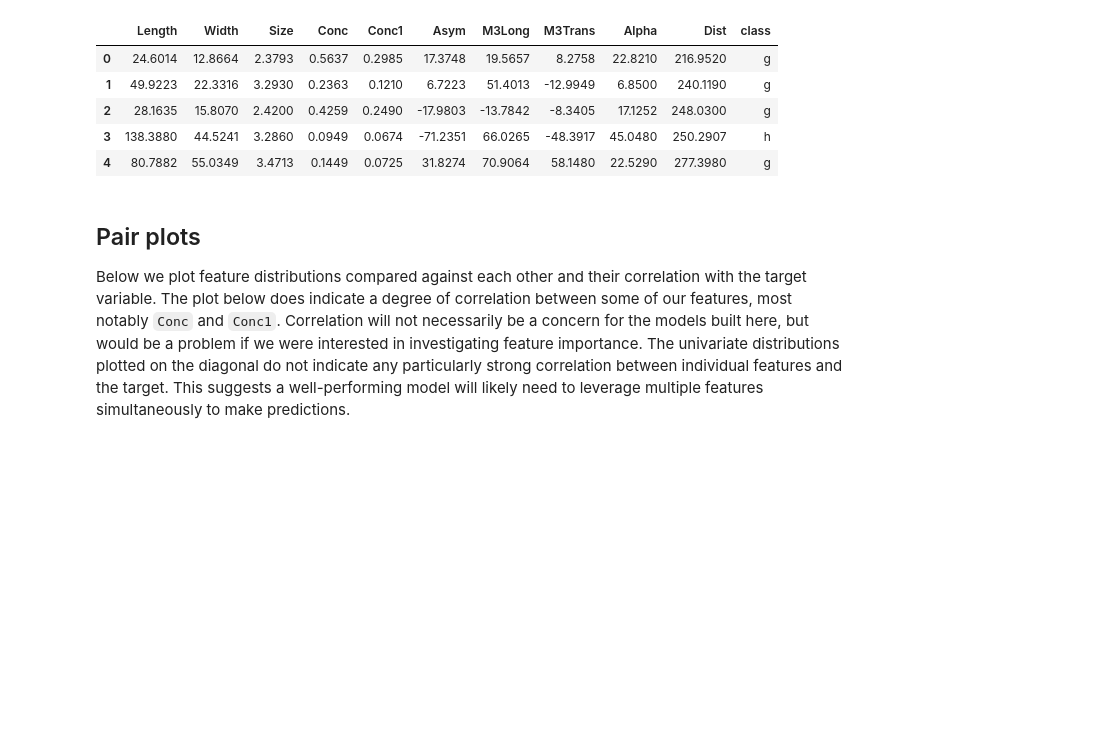
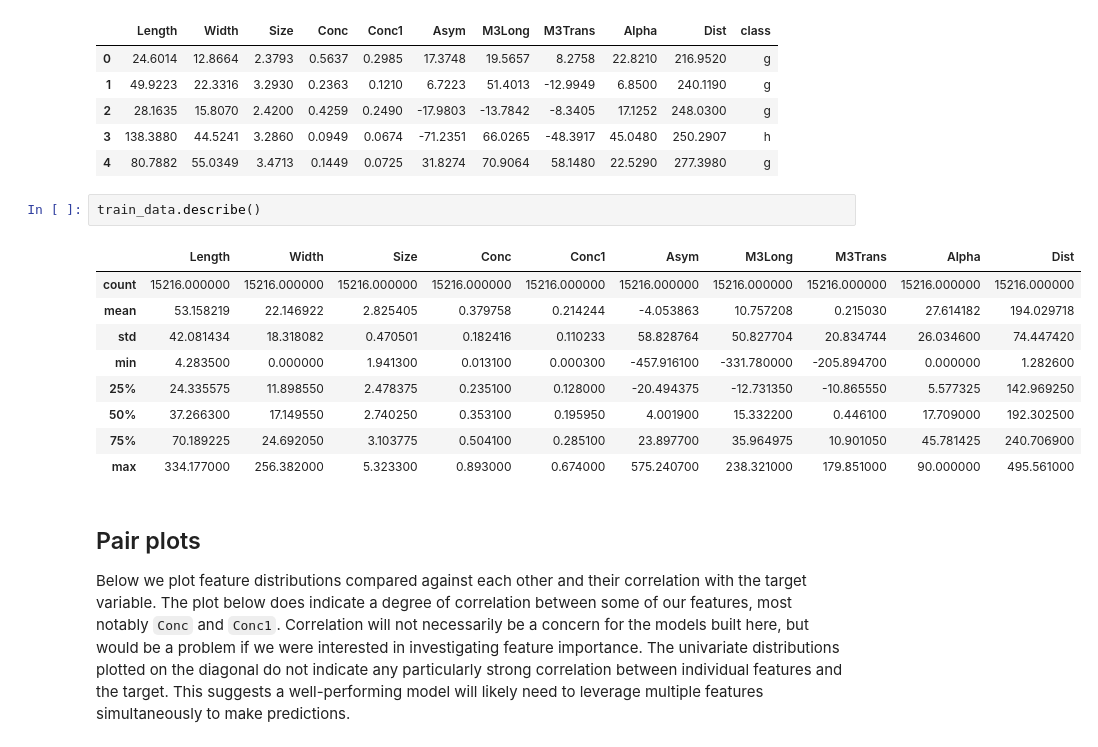
Before and after one commit to garyForeman/MAGIC-Gamma, a Jupyter notebook: eda/eda.ipynb, the cells around one changed output. Drawn from its saved outputs; the diff is of its cells as text; blank space fills up the shorter version.

```diff
--- a/eda/eda.ipynb
+++ b/eda/eda.ipynb
@@ -25,6 +25,18 @@ train_data.head()
 | 2 | 28.1635 | 15.8070 | 2.4200 | 0.4259 | 0.2490 | -17.9803 | -13.7842 | -8.3405 | 17.1252 | 248.0300 | g |
 | 3 | 138.3880 | 44.5241 | 3.2860 | 0.0949 | 0.0674 | -71.2351 | 66.0265 | -48.3917 | 45.0480 | 250.2907 | h |
 | 4 | 80.7882 | 55.0349 | 3.4713 | 0.1449 | 0.0725 | 31.8274 | 70.9064 | 58.1480 | 22.5290 | 277.3980 | g |
+# %%
+train_data.describe()
+# %% [output]
+|  | Length | Width | Size | Conc | Conc1 | Asym | M3Long | M3Trans | Alpha | Dist |
+| count | 15216.000000 | 15216.000000 | 15216.000000 | 15216.000000 | 15216.000000 | 15216.000000 | 15216.000000 | 15216.000000 | 15216.000000 | 15216.000000 |
+| mean | 53.158219 | 22.146922 | 2.825405 | 0.379758 | 0.214244 | -4.053863 | 10.757208 | 0.215030 | 27.614182 | 194.029718 |
+| std | 42.081434 | 18.318082 | 0.470501 | 0.182416 | 0.110233 | 58.828764 | 50.827704 | 20.834744 | 26.034600 | 74.447420 |
+| min | 4.283500 | 0.000000 | 1.941300 | 0.013100 | 0.000300 | -457.916100 | -331.780000 | -205.894700 | 0.000000 | 1.282600 |
+| 25% | 24.335575 | 11.898550 | 2.478375 | 0.235100 | 0.128000 | -20.494375 | -12.731350 | -10.865550 | 5.577325 | 142.969250 |
+| 50% | 37.266300 | 17.149550 | 2.740250 | 0.353100 | 0.195950 | 4.001900 | 15.332200 | 0.446100 | 17.709000 | 192.302500 |
+| 75% | 70.189225 | 24.692050 | 3.103775 | 0.504100 | 0.285100 | 23.897700 | 35.964975 | 10.901050 | 45.781425 | 240.706900 |
+| max | 334.177000 | 256.382000 | 5.323300 | 0.893000 | 0.674000 | 575.240700 | 238.321000 | 179.851000 | 90.000000 | 495.561000 |
 # %% [markdown]
 ## Pair plots
 
```
